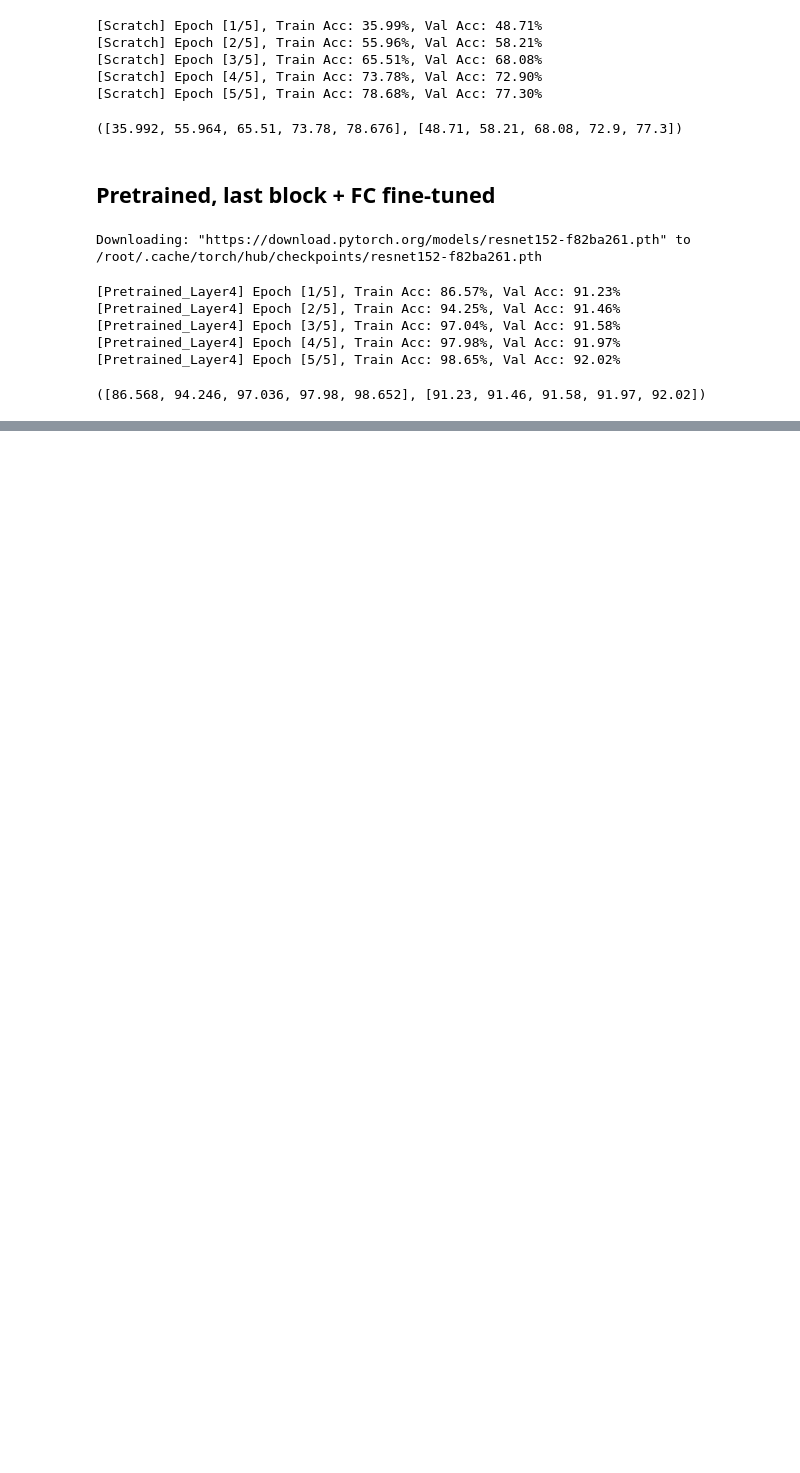
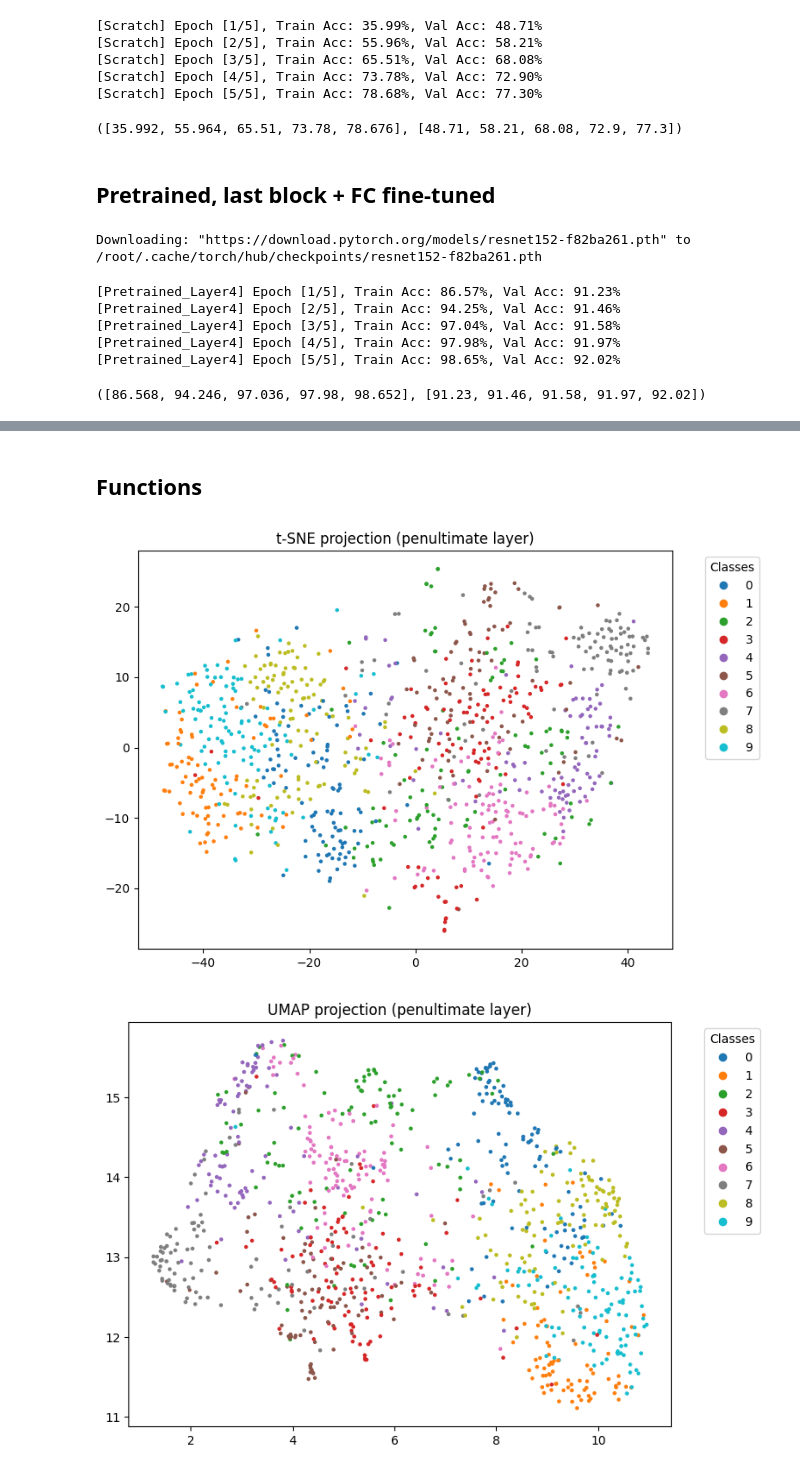
Before and after one commit to tk1475/ATML-PA0, a Jupyter notebook: notebooks/task1.ipynb, the cells around one changed output, grey strips where cells are left out. Cells and saved outputs as stored; diff of their text form; code cells hidden in the pictures; blank space fills up the shorter version.

```diff
--- a/notebooks/task1.ipynb
+++ b/notebooks/task1.ipynb
@@ -560 +542,21 @@ plt.show()
+# %%
+transform = transforms.Compose([
+    transforms.Resize((224,224)),  # ResNet expects 224x224
+    transforms.ToTensor(),
+    transforms.Normalize((0.5,0.5,0.5), (0.5,0.5,0.5))
+])
+
+train_dataset = torchvision.datasets.CIFAR10(root='./data', train=True, download=True, transform=transform)
+val_dataset = torchvision.datasets.CIFAR10(root='./data', train=False, download=True, transform=transform)
+
+
+train_dataset = Subset(train_dataset, range(int(len(train_dataset) * subset_ratio)))
+val_dataset = Subset(val_dataset, range(int(len(val_dataset) * subset_ratio)))
+
+train_loader = DataLoader(train_dataset, batch_size=batch_size, shuffle=True)
+val_loader = DataLoader(val_dataset, batch_size=batch_size, shuffle=False)
+
+classes = torchvision.datasets.CIFAR10(root='./data', train=False).classes
+# %% [markdown]
+## Functions
 # %%
@@ -580,14 +684,16 @@ plt.show()
 # %%
-import torchvision.models as models
+model152 = models.resnet152(weights=models.ResNet152_Weights.IMAGENET1K_V1)
+model152.fc = nn.Linear(model152.fc.in_features, 10).to(device)
+model152 = model152.to(device)
 
-# Pretrained ResNet-18
-model_res18 = models.resnet18(weights=models.ResNet18_Weights.IMAGENET1K_V1)
-model_res18.fc = nn.Linear(model_res18.fc.in_features, 10)  # CIFAR-10
+# Run (a) t-SNE vs UMAP
+tsne_vs_umap(model152, val_loader)
 
-# Freeze backbone
-for param in model_res18.parameters():
-    param.requires_grad = False
-for param in model_res18.fc.parameters():
-    param.requires_grad = True
+# Run (b) Confusion Matrix
+plot_confusion_matrix(model152, val_loader)
 
-# Train same as ResNet-152 baseline loop
+# Run (c) Compare ResNet-18 vs ResNet-152
+compare_resnets()
+# %% [output]
+[figure, added]
+[figure, added]
```
Also changed, not shown: parts of 7 cells of this notebook.
